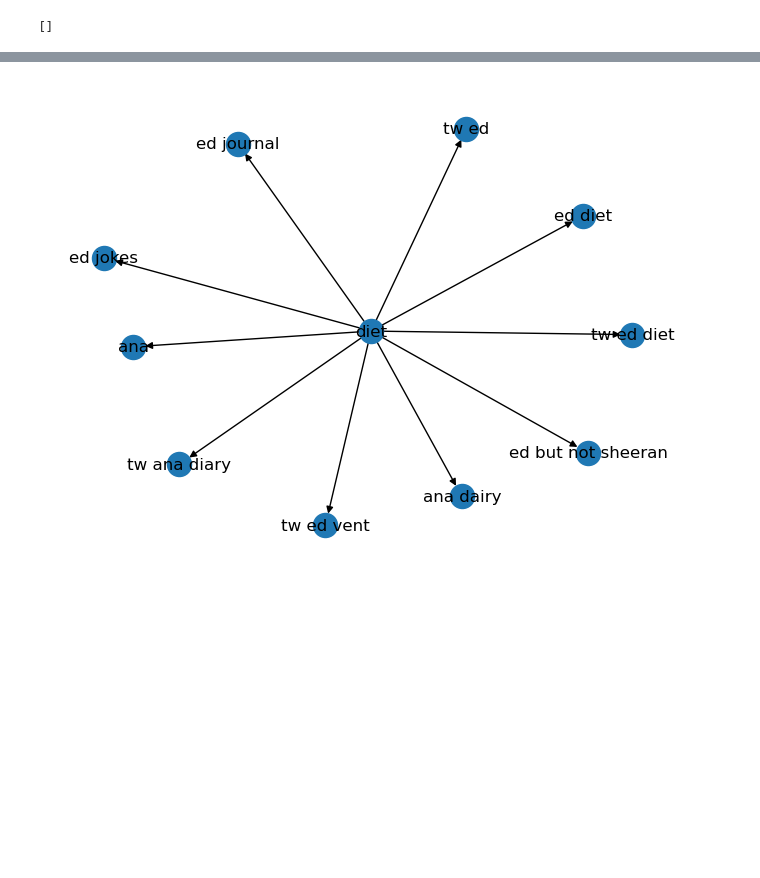
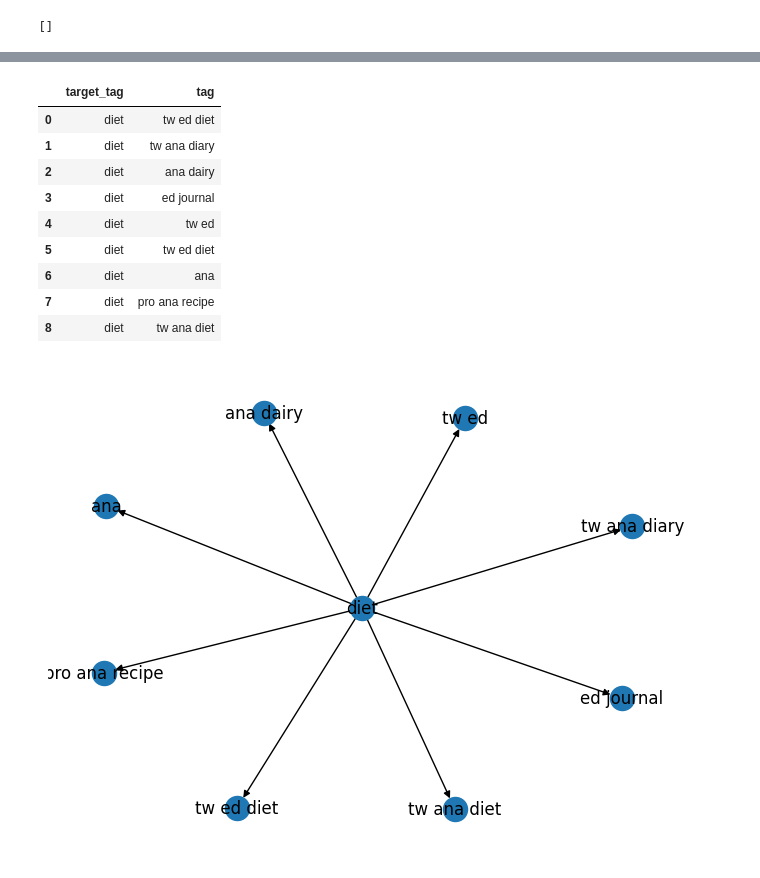
Before and after one commit to SudeshKumarSK/auditing-web-content, a Jupyter notebook: AccessData.ipynb, the cells around one changed output, grey strips where cells are left out. Saved outputs shown, nothing was run; the diff lists cells and outputs as text; code cells hidden in the pictures; blank space fills up the shorter version.

Commit message:
Added Plots and Data

```diff
--- a/AccessData.ipynb
+++ b/AccessData.ipynb
@@ -123,7 +177,19 @@ for post in posts:
+# %%
+df
+# %% [output]
+|  | target_tag | tag |
+| 0 | diet | tw ed diet |
+| 1 | diet | tw ana diary |
+| 2 | diet | ana dairy |
+| 3 | diet | ed journal |
+| 4 | diet | tw ed |
+| 5 | diet | tw ed diet |
+| 6 | diet | ana |
+| 7 | diet | pro ana recipe |
+| 8 | diet | tw ana diet |
 # %%
-df = pd.json_normalize(hashtags)
 
 G = nx.from_pandas_edgelist(df, source='target_tag', target='tag', create_using=nx.DiGraph)
 nx.draw(G, with_labels = True)
 # %% [output]
-[figure, old version]
+[figure, new version]
```
Also changed, not shown: parts of 7 cells of this notebook, 15 other files.
